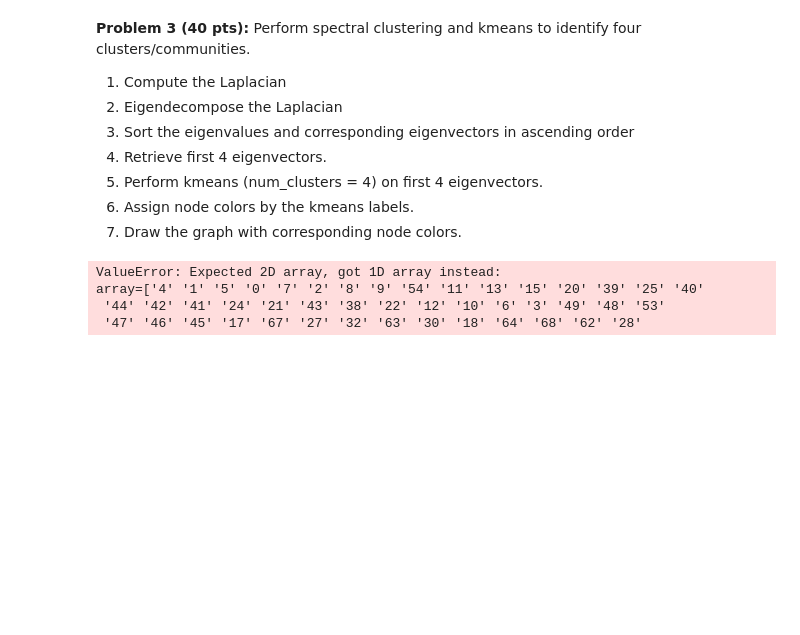
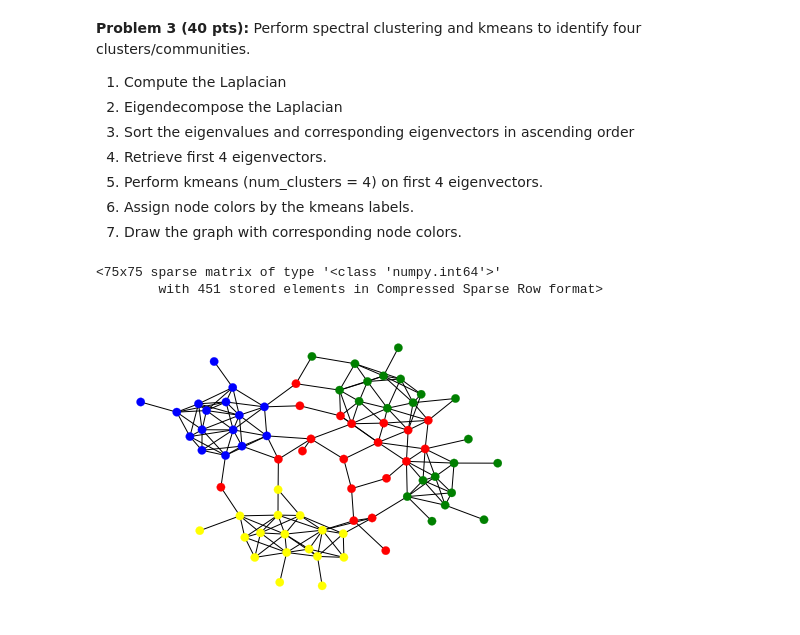
Before and after one commit to CarsonFox/Graph-ML, a Jupyter notebook: A6_MLG_Fa22.ipynb, the cells around one changed output. Saved outputs shown, nothing was run; the diff lists cells and outputs as text; code cells hidden in the pictures; blank space fills up the shorter version.

```diff
--- a/A6_MLG_Fa22.ipynb
+++ b/A6_MLG_Fa22.ipynb
@@ -116,31 +114,30 @@ nx.draw(G, pos = nx.nx_pydot.graphviz_layout(G, prog="neato"), node_size=70, nod
 5.   Perform kmeans (num_clusters = 4) on first 4 eigenvectors.
 6.   Assign node colors by the kmeans labels.
 7.   Draw the graph with corresponding node colors.
+# %%
+nx.laplacian_matrix(G)
+# %% [output]
+<75x75 sparse matrix of type '<class 'numpy.int64'>'
+        with 451 stored elements in Compressed Sparse Row format>
 # %%
-#INSERT CODES HERE
-A = kneighbors_graph(G, n_neighbors=8, mode='distance')
-A = csgraph.csgraph_to_dense(A)
-L = csgraph.laplacian(A)
+L = csgraph.csgraph_to_dense(nx.laplacian_matrix(G))
 e, v = np.linalg.eig(L)
 p = np.argsort(np.abs(e))[::1] #ascending sort of eigenvalues
 v = v[:, p] #sorting the eigenvectors
 v1_4 = v[:, :4]
 kmeans = KMeans(n_clusters=4, random_state=123).fit(np.abs(v1_4))
 cm = kmeans.labels_
 color_map = []
-for i in range(0, A.shape[0]):
+for i in range(0, L.shape[0]):
   color_code = cm[i]
   if (color_code == 0):
     color_map.append('red')
   elif (color_code == 1):
     color_map.append('green')
   elif (color_code == 2):
     color_map.append('blue')
   else:
     color_map.append('yellow')
 nx.draw(G, pos = nx.nx_pydot.graphviz_layout(G, prog="neato"), node_size=70, node_color=color_map, linewidths=0.25, with_labels=False)
 # %% [output]
-ValueError: Expected 2D array, got 1D array instead:
-array=['4' '1' '5' '0' '7' '2' '8' '9' '54' '11' '13' '15' '20' '39' '25' '40'
- '44' '42' '41' '24' '21' '43' '38' '22' '12' '10' '6' '3' '49' '48' '53'
- '47' '46' '45' '17' '67' '27' '32' '63' '30' '18' '64' '68' '62' '28'
+[figure, added]
```
Also changed, not shown: parts of 2 cells of this notebook.
